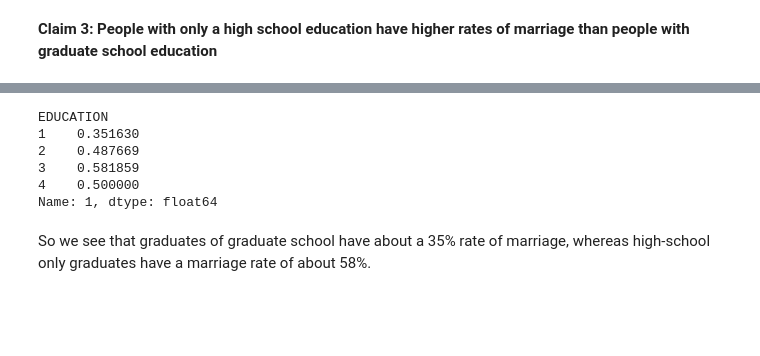
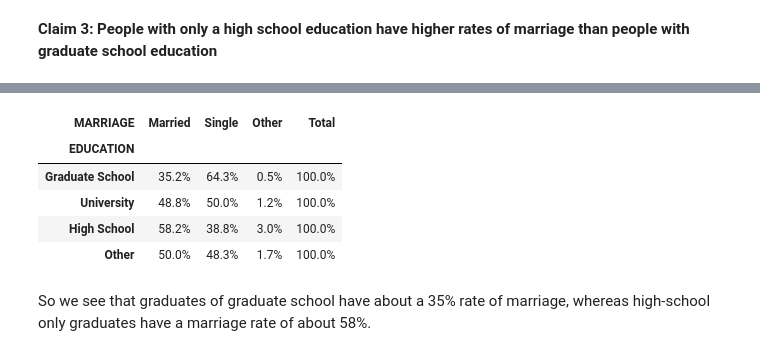
Before and after one commit to gblinick/Predicting-Credit-Card-Default-in-sci-kit-learn, a Jupyter notebook: Inferential Statistics/Inferential Statistics.ipynb, the cells around one changed output, grey strips where cells are left out. Drawn from its saved outputs; the diff is of its cells as text; code cells hidden in the pictures; blank space fills up the shorter version.

```diff
--- a/Inferential Statistics/Inferential Statistics.ipynb
+++ b/Inferential Statistics/Inferential Statistics.ipynb
@@ -400,16 +402,22 @@ The exact values are found in the following table:
 # %%
 EM = data.groupby(['EDUCATION', 'MARRIAGE']).size().unstack(['MARRIAGE'])
 EM['total'] = EM[1] + EM[2] + EM[3]
 EM = EM.loc[:, [1,2,3]].div(EM["total"], axis=0)
-EM['total'] = EM[1] + EM[2] + EM[3]
-EM[1]
+EM['Total'] = EM[1] + EM[2] + EM[3]
+EM.rename(columns={1:"Married", 2:"Single", 3:"Other"}, inplace=True)
+EM.rename(index = {1:"Graduate School", 2:"University", 3:"High School", 4:"Other"}, inplace=True)
+#gender['Percentage Default'] = pd.Series(["{0:.1f}%".format(val * 100) for val in gender['Percentage Default']], index=gender.index)
+EM = (EM * 100).round(1)
+for column in EM.columns:
+    EM[column] = pd.Series(["{0:.1f}%".format(val) for val in EM[column]], index=EM.index)
+EM
 # %% [output]
-EDUCATION
-1    0.351630
-2    0.487669
-3    0.581859
-4    0.500000
-Name: 1, dtype: float64
+| MARRIAGE | Married | Single | Other | Total |
+| EDUCATION |  |  |  |  |
+| Graduate School | 35.2% | 64.3% | 0.5% | 100.0% |
+| University | 48.8% | 50.0% | 1.2% | 100.0% |
+| High School | 58.2% | 38.8% | 3.0% | 100.0% |
+| Other | 50.0% | 48.3% | 1.7% | 100.0% |
 # %% [markdown]
 So we see that graduates of graduate school have about a 35% rate of marriage, whereas high-school only graduates have a marriage rate of about 58%.
 # %% [markdown]
```
Also changed, not shown: parts of 15 cells of this notebook.
